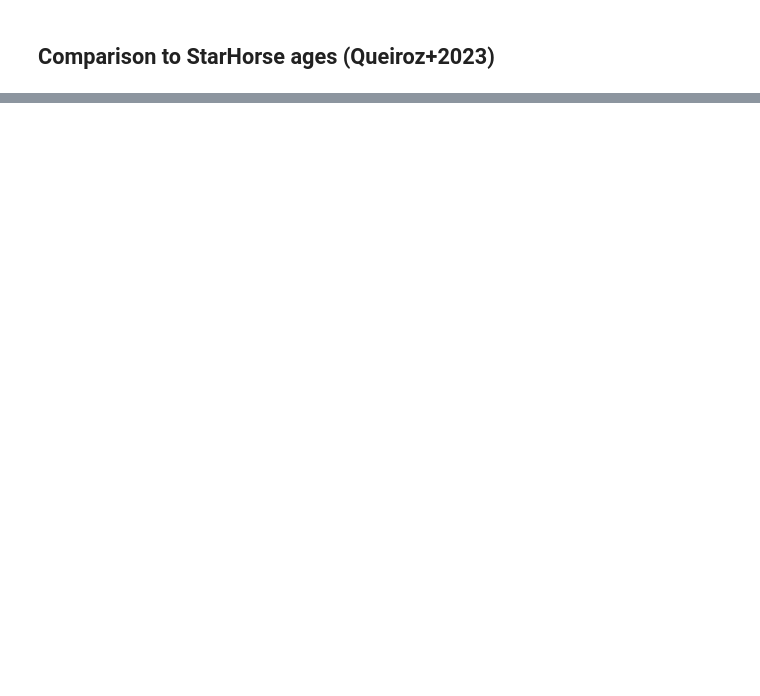
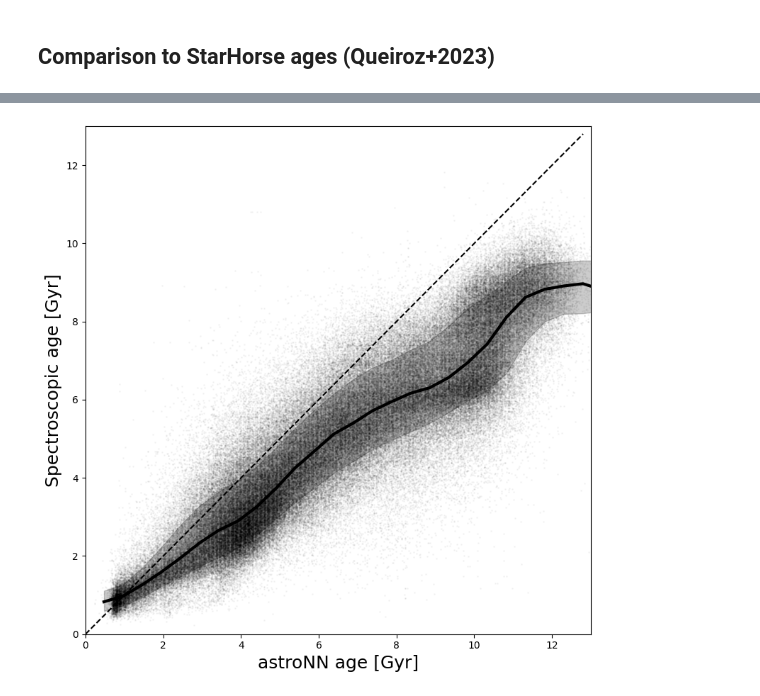
Before and after one commit to fjaellet/xgboost_chem_ages, a Jupyter notebook: py/test_age_catalogues.ipynb, the cells around one changed output, grey strips where cells are left out. Cells and saved outputs as stored; diff of their text form; code cells hidden in the pictures; blank space fills up the shorter version.

```diff
--- a/py/test_age_catalogues.ipynb
+++ b/py/test_age_catalogues.ipynb
@@ -400,0 +422,4 @@ plt.savefig("../im/starhorse_age_comp.png")
+# %%
+# Read APOGEE DR17 astroNN table
+nn = Table.read("../data/apogee_astroNN-DR17_small.fits")
+nn
@@ -400,0 +444,3 @@ plt.savefig("../im/starhorse_age_comp.png")
+# %%
+our = Table.read("../data/spec_ages_feb2023.fits")
+our_nn = join(our, nn, keys="APOGEE_ID", join_type="inner")
@@ -400,0 +470,20 @@ plt.savefig("../im/starhorse_age_comp.png")
+# %%
+f, (a0) = plt.subplots(1, 1, figsize=(8,8))
+
+# Anders+2017 - Only plot the matches with sep < 1 arcsec!
+plt.scatter(our_nn["spec_age_feb2023"], our_nn["age"],
+            c="k", s=1, alpha=0.03)
+# Overplot the trends (as in Queiroz+2023)
+overplot_trend(our_nn["spec_age_feb2023"], our_nn["age"],
+               alpha=0.2, color="k", bins=30)
+
+plt.plot(np.arange(0,13,0.2),np.arange(0,13,0.2),'k--')
+
+#plt.legend(loc="upper left", fontsize=15)
+plt.axis([0,13,0,13])
+plt.xlabel(r"astroNN age [Gyr]", fontsize=18)
+plt.ylabel(r"Spectroscopic age [Gyr]", fontsize=18)
+plt.tight_layout()
+plt.savefig("../im/astronn_age_comp.png")
+# %% [output]
+[figure, added]
```
Also changed, not shown: parts of 19 cells of this notebook, 21 other files.
